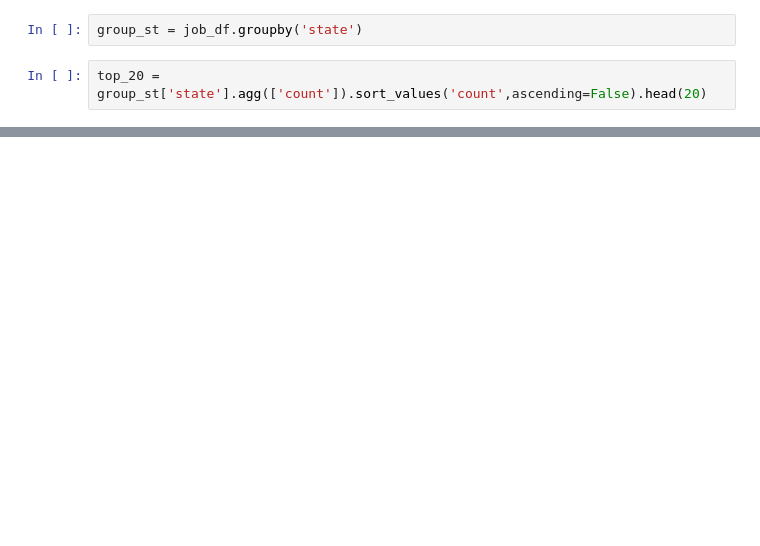
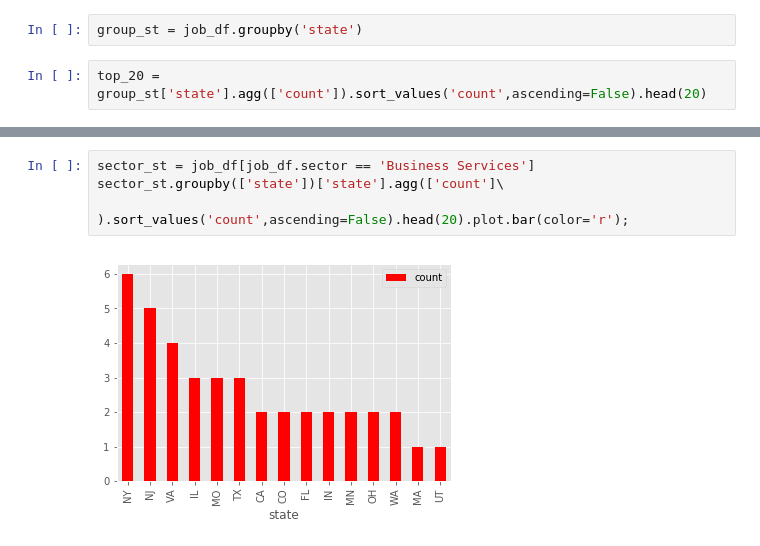
Before and after one commit to patricekontchou/Web_scraping_project, a Jupyter notebook: Data_Analysis_and_visualization.ipynb, the cells around one changed output, grey strips where cells are left out. Cells and saved outputs as stored; diff of their text form; blank space fills up the shorter version.

```diff
--- a/Data_Analysis_and_visualization.ipynb
+++ b/Data_Analysis_and_visualization.ipynb
@@ -66,0 +68,6 @@ is deprecated and will be removed in a future version
+# %%
+sector_st = job_df[job_df.sector == 'Business Services']
+sector_st.groupby(['state'])['state'].agg(['count']\
+                                                ).sort_values('count',ascending=False).head(20).plot.bar(color='r');
+# %% [output]
+[figure, added]
```
Also changed, not shown: parts of 44 cells of this notebook.
